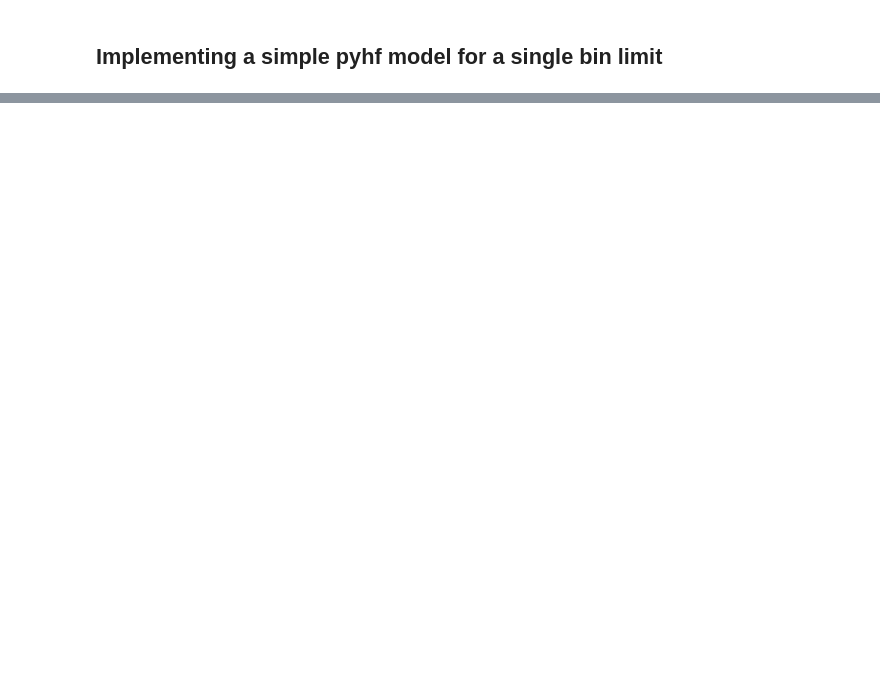
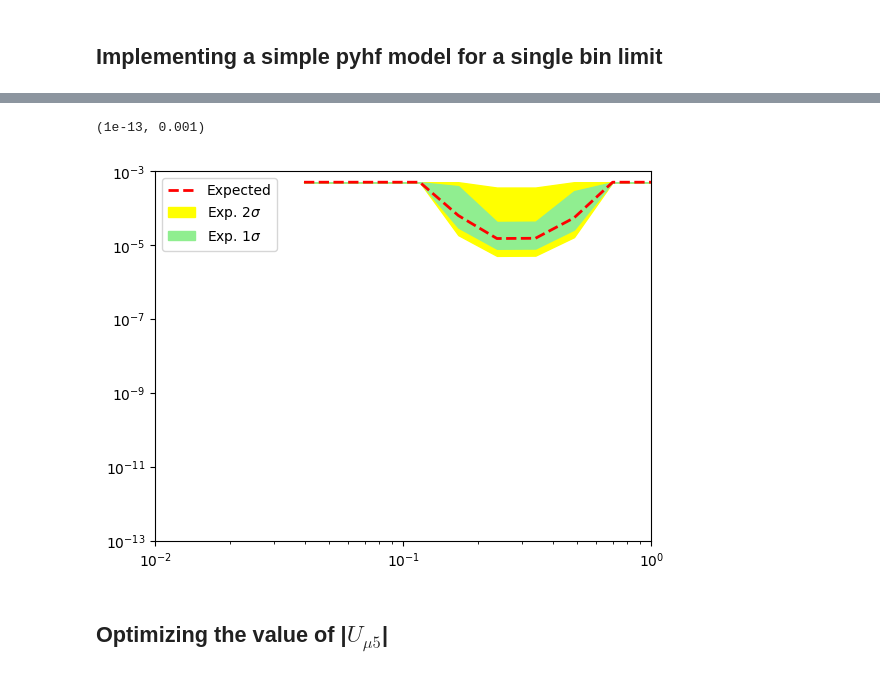
Before and after one commit to JoeBateman/uBDarkNewsSen, a Jupyter notebook: sensitivity_BNB.ipynb, the cells around one changed output, grey strips where cells are left out. Drawn from its saved outputs; the diff is of its cells as text; code cells hidden in the pictures; blank space fills up the shorter version.

```diff
--- a/sensitivity_BNB.ipynb
+++ b/sensitivity_BNB.ipynb
@@ -339,0 +507,19 @@ Upper limit benchmark_DMeV (exp): μ = 0.004158
+# %%
+exp_limit = [] #entry 2
+exp_1sig_up = [] #entry 3
+exp_1sig_down = [] #entry 1
+exp_2sig_up = [] #entry 4
+exp_2sig_down = [] #entry 0
+obs_limit = []
+
+for mass_point in obs_limit_dict:
+    Umu2 = Umu5**2
+
+    #N events scales with mixing angle squared
+    obs_limit.append(Umu2*obs_limit_dict[mass_point])
+    exp_limit.append(Umu2*(exp_limits_dict[mass_point][2]))
+
+    exp_1sig_up.append(Umu2*(exp_limits_dict[mass_point][3]))
+    exp_2sig_up.append(Umu2*(exp_limits_dict[mass_point][4]))
+    exp_1sig_down.append(Umu2*(exp_limits_dict[mass_point][1]))
+    exp_2sig_down.append(Umu2*(exp_limits_dict[mass_point][0]))
@@ -339,0 +561,16 @@ Upper limit benchmark_DMeV (exp): μ = 0.004158
+# %%
+plt.plot(m5_arr, exp_limit, lw=2,ls='--',color='red',label='Expected')
+plt.fill_between(m5_arr,np.array(exp_2sig_down),np.array(exp_2sig_up),color='yellow',label=r'Exp. 2$\sigma$')
+plt.fill_between(m5_arr,np.array(exp_1sig_down),np.array(exp_1sig_up),color='lightgreen',label=r'Exp. 1$\sigma$')
+
+
+plt.legend()
+plt.xscale('log')
+plt.yscale('log')
+plt.xlim(1e-2,1e0)
+plt.ylim(1e-13,1e-3)
+# %% [output]
+(1e-13, 0.001)
+[figure, added]
+# %% [markdown]
+## Optimizing the value of |$U_{\mu5}$|
```
Also changed, not shown: parts of 25 cells of this notebook.
